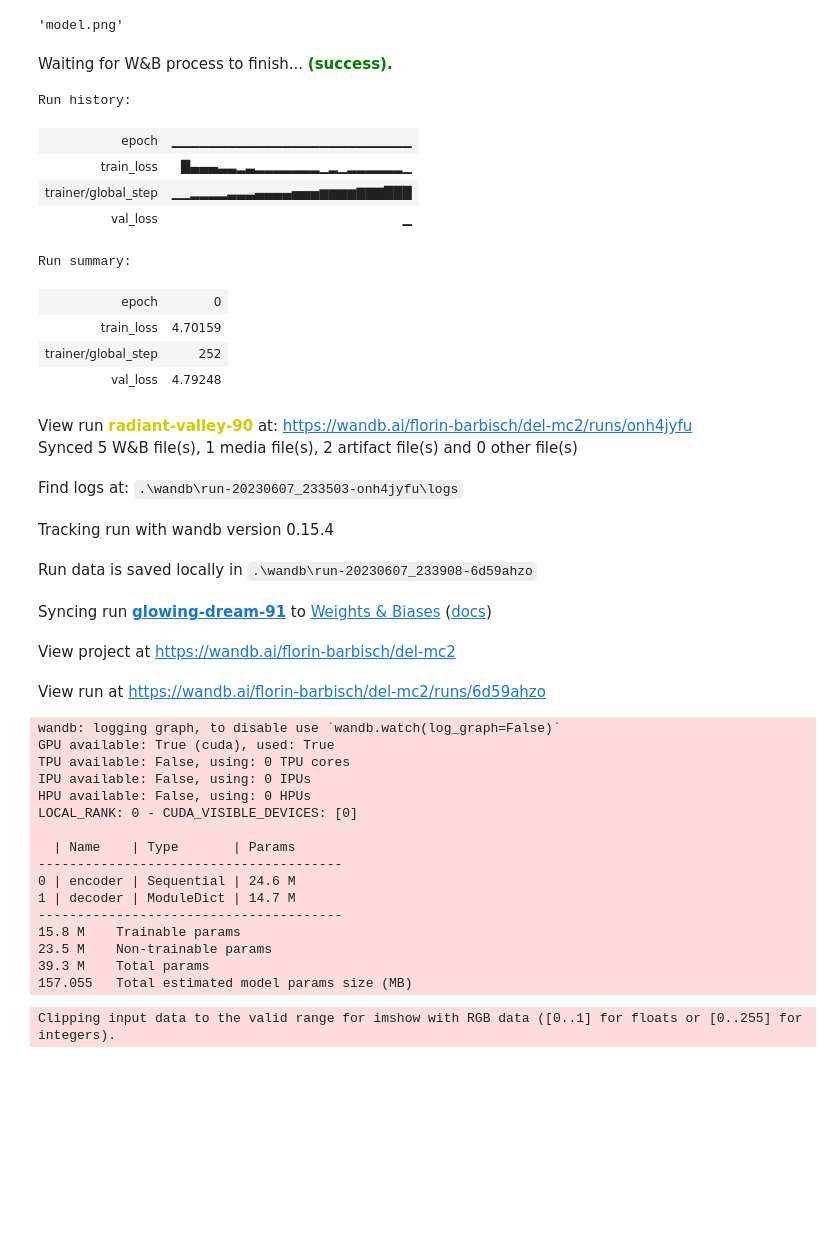
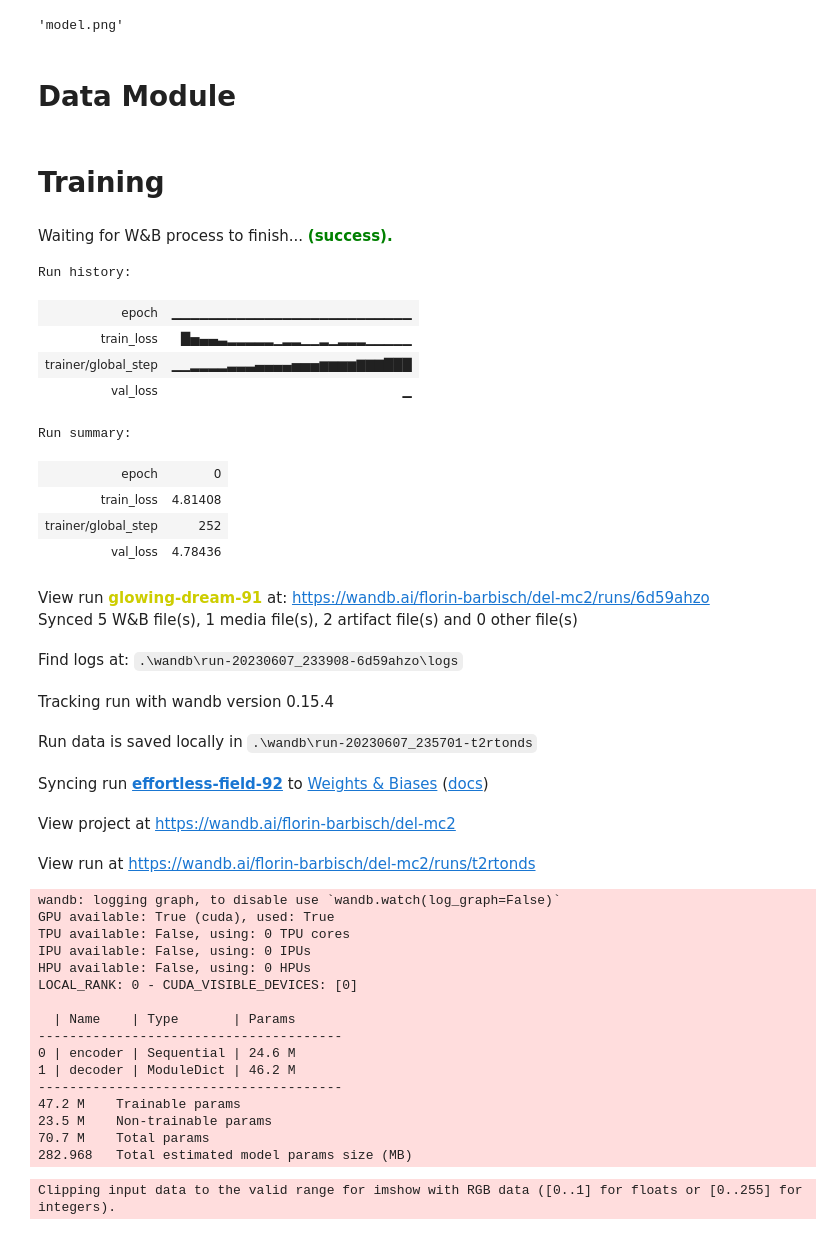
Before and after one commit to florinbarbisch/del, a Jupyter notebook: mc2.ipynb, the cells around one changed output. Saved outputs shown, nothing was run; the diff lists cells and outputs as text; code cells hidden in the pictures; blank space fills up the shorter version.

```diff
--- a/mc2.ipynb
+++ b/mc2.ipynb
@@ -39,6 +41,7 @@ config = dict(
     image_dir = 'flickr8k/images',
     caption_file = 'flickr8k/captions.txt',
     embedding_dim = 512,
+    hidden_dim = 1024,
     lstm_layers = 5,
     max_caption_length = 40,
     debug = False,
@@ -247,7 +255,7 @@ Captions lengths shape: (40455,)
 # %%
 class ImageCaptioning(pl.LightningModule):
 
-    def __init__(self, embedding_dim: int, lstm_layers: int, vocabulary_size: int, padding_idx: int, learning_rate: float):
+    def __init__(self, embedding_dim: int, lstm_layers: int, hidden_dim: int, vocabulary_size: int, padding_idx: int, learning_rate: float):
         super(ImageCaptioning, self).__init__()
 
         # Encoder
@@ -263,8 +271,8 @@ class ImageCaptioning(pl.LightningModule):
         # Decoder
         self.decoder = nn.ModuleDict({
             'embedding_layer': nn.Embedding(vocabulary_size, embedding_dim),
-            'lstm': nn.LSTM(input_size=embedding_dim, hidden_size=embedding_dim, num_layers=lstm_layers, dropout = 0.5),
-            'inv_embedding': nn.Sequential(nn.Linear(embedding_dim, vocabulary_size), nn.LogSoftmax(dim=2))
+            'lstm': nn.LSTM(input_size=embedding_dim, hidden_size=hidden_dim, num_layers=lstm_layers, dropout = 0.5),
+            'inv_embedding': nn.Sequential(nn.Linear(hidden_dim, vocabulary_size), nn.LogSoftmax(dim=2))
         })
 
         self.learning_rate = learning_rate
@@ -372,7 +380,7 @@ class ImageCaptioning(pl.LightningModule):
         return generated_caption
 
 
-image_captioning = ImageCaptioning(512, 1, len(vocab), vocab.pad_idx, 0.001).to(torch.device('cuda')) # just to get feedback faster, not used in pl.Trainer
+image_captioning = ImageCaptioning(512, 1, 1024, len(vocab), vocab.pad_idx, 0.001).to(torch.device('cuda')) # just to get feedback faster, not used in pl.Trainer
 
 image_captioning.train()
 
@@ -484,6 +492,8 @@ make_dot(outputs, params=dict(list(image_encoder.named_parameters()) + list(capt
 # %% [output]
 Number of parameters: 35711167
 'model.png'
+# %% [markdown]
+# Data Module
 # %%
 class Flickr8kDataModule(pl.LightningDataModule):
     def __init__(self, config, transform=None):
@@ -528,55 +538,56 @@ class Flickr8kDataModule(pl.LightningDataModule):
 flickr8k_data_module = Flickr8kDataModule(config, transform=models.ResNet50_Weights.IMAGENET1K_V1.transforms())
 # %%
 flickr8k_data_module.setup()
+# %% [markdown]
+# Training
 # %%
-%%prun -D NIC.prof
-
 # Use the DataModule with a PyTorch Lightning Trainer
 wandb.finish()
 wandb_logger = WandbLogger(project="del-mc2", entity="florin-barbisch", config=config)
 
 model = ImageCaptioning(
     config["embedding_dim"],
     config["lstm_layers"],
+    config["hidden_dim"],
     len(flickr8k_data_module.vocab),
     flickr8k_data_module.vocab.pad_idx,
     config["learning_rate"]
 )
 
 wandb_logger.watch(model, log="all")
 
 checkpoint_callback = pl.callbacks.ModelCheckpoint(monitor='val_loss')
 early_stopping_callback = pl.callbacks.EarlyStopping(monitor='val_loss', patience=5)
 
 trainer = pl.Trainer(
-    accelerator=config["accelerator"],
-    max_epochs=1,#config["epochs"],
-    callbacks=[checkpoint_callback, early_stopping_callback],
-    logger=wandb_logger,
-    log_every_n_steps=10
+    accelerator = config["accelerator"],
+    max_epochs = config["epochs"],
+    callbacks = [checkpoint_callback, early_stopping_callback],
+    logger = wandb_logger,
+    log_every_n_steps = 10
 )
 
 trainer.fit(model, flickr8k_data_module)
 # %% [output]
 Waiting for W&B process to finish... (success).
 Run history:
 | epoch | ▁▁▁▁▁▁▁▁▁▁▁▁▁▁▁▁▁▁▁▁▁▁▁▁▁▁ |
-| train_loss | █▄▄▄▃▃▂▃▂▂▂▂▂▂▂▁▂▁▂▂▂▂▂▂▁ |
+| train_loss | █▅▄▄▃▂▂▂▂▂▁▂▂▁▁▂▁▂▂▂▁▁▁▁▁ |
 | trainer/global_step | ▁▁▂▂▂▂▃▃▃▄▄▄▄▅▅▅▆▆▆▆▇▇▇███ |
 | val_loss | ▁ |
 Run summary:
 | epoch | 0 |
-| train_loss | 4.70159 |
+| train_loss | 4.81408 |
 | trainer/global_step | 252 |
-| val_loss | 4.79248 |
+| val_loss | 4.78436 |
-View run radiant-valley-90 at: https://wandb.ai/florin-barbisch/del-mc2/runs/onh4jyfu
+View run glowing-dream-91 at: https://wandb.ai/florin-barbisch/del-mc2/runs/6d59ahzo
 Synced 5 W&B file(s), 1 media file(s), 2 artifact file(s) and 0 other file(s)
-Find logs at: .\wandb\run-20230607_233503-onh4jyfu\logs
+Find logs at: .\wandb\run-20230607_233908-6d59ahzo\logs
 Tracking run with wandb version 0.15.4
-Run data is saved locally in .\wandb\run-20230607_233908-6d59ahzo
+Run data is saved locally in .\wandb\run-20230607_235701-t2rtonds
-Syncing run glowing-dream-91 to Weights & Biases (docs)
+Syncing run effortless-field-92 to Weights & Biases (docs)
 View project at https://wandb.ai/florin-barbisch/del-mc2
-View run at https://wandb.ai/florin-barbisch/del-mc2/runs/6d59ahzo
+View run at https://wandb.ai/florin-barbisch/del-mc2/runs/t2rtonds
 wandb: logging graph, to disable use `wandb.watch(log_graph=False)`
 GPU available: True (cuda), used: True
 TPU available: False, using: 0 TPU cores
@@ -587,9 +598,9 @@ LOCAL_RANK: 0 - CUDA_VISIBLE_DEVICES: [0]
   | Name    | Type       | Params
 ---------------------------------------
 0 | encoder | Sequential | 24.6 M
-1 | decoder | ModuleDict | 14.7 M
+1 | decoder | ModuleDict | 46.2 M
 ---------------------------------------
-15.8 M    Trainable params
+47.2 M    Trainable params
 23.5 M    Non-trainable params
-39.3 M    Total params
-157.055   Total estimated model params size (MB)
+70.7 M    Total params
+282.968   Total estimated model params size (MB)
```
Also changed, not shown: parts of 6 cells of this notebook.
